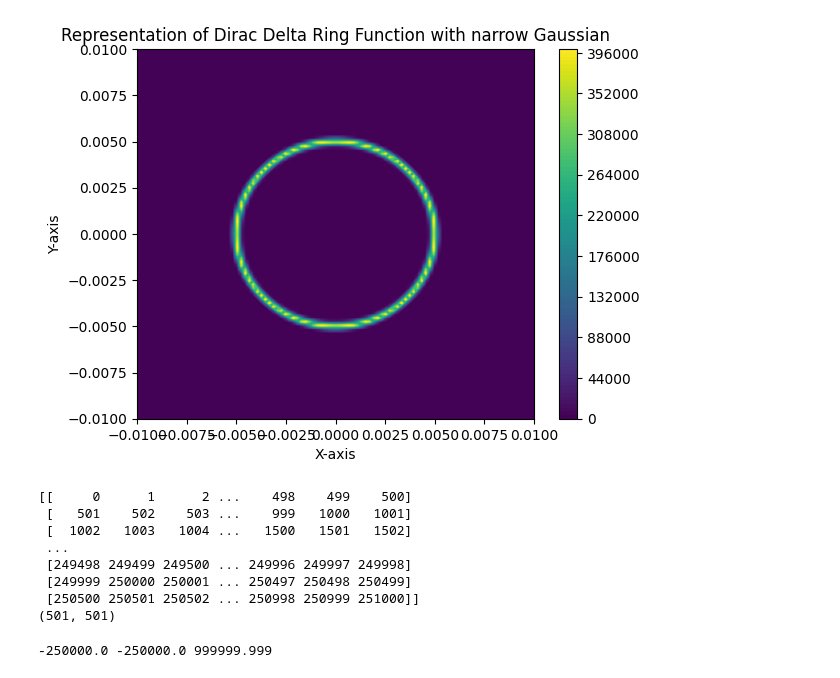
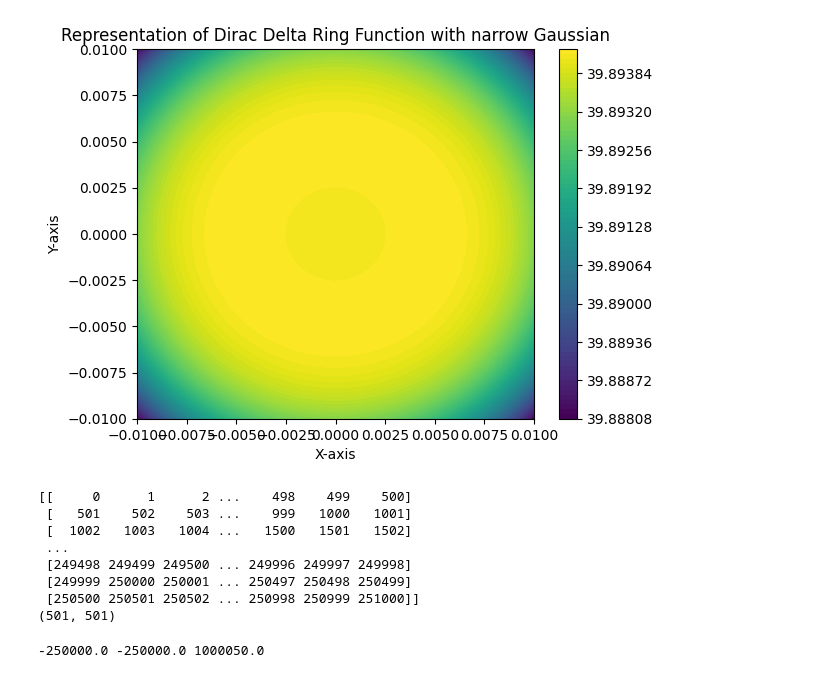
Before and after one commit to andrew6072/mephi-numerical-methods, a Jupyter notebook: 7sem/dirichlet3/dirichlet3_1.ipynb, the cells around one changed output. Drawn from its saved outputs; the diff is of its cells as text; code cells hidden in the pictures.

```diff
--- a/7sem/dirichlet3/dirichlet3_1.ipynb
+++ b/7sem/dirichlet3/dirichlet3_1.ipynb
@@ -18,30 +22,30 @@ def u_exact(x, y):
 # %%
 # Define Delta Dirac Function
 MEAN = 0
-SIGMA = 1e-6
+SIGMA = 1e-2
 
 
 def dirac_delta_approx(x, mean=MEAN, sigma=SIGMA):
     return 1 / (np.sqrt(2 * np.pi) * sigma) * np.exp(-(x-mean)**2 / (2 * sigma**2))
 
 
 def dirac_delta_ring(x, y, x0=xmax*0.5, y0=ymax*0.5, r0=np.min([xmax, ymax])*0.25):
     return dirac_delta_approx((x-x0)**2 + (y-y0)**2 - r0**2)
 
 
 # Plot dirac ring function
 x = np.linspace(-0.01, 0.01, 100)
 y = np.linspace(-0.01, 0.01, 100)
 x, y = np.meshgrid(x, y)
 delta = dirac_delta_ring(x, y, 0, 0, 0.005)
 
 plt.contourf(x, y, delta, cmap='viridis', levels=100)
 plt.title('Representation of Dirac Delta Ring Function with narrow Gaussian')
 plt.xlabel('X-axis')
 plt.ylabel('Y-axis')
 plt.colorbar()
 plt.show()
 # %% [output]
-[figure, old version]
+[figure, new version]
 # %%
 # Неоднородность в уравнении
@@ -102,10 +100,10 @@ print(N.shape)
 # %%
 cx = -((nx - 1) / lx)**2  # -1/hx**2
 cy = -((ny - 1) / ly)**2  # -1/hy**2
-bb = -2.0 * (cx + cy) - k  # (2/hx**2 + 2/hy**2 - k)
+bb = -2.0 * (cx + cy) + k  # (2/hx**2 + 2/hy**2 - k)
 print(cx, cy, bb)
 # %% [output]
--250000.0 -250000.0 999999.999
+-250000.0 -250000.0 1000050.0
 # %%
 beg_1 = time.time()
 R1 = N[1:-1, 1:-1].flatten()
```
Also changed, not shown: parts of 5 cells of this notebook.
